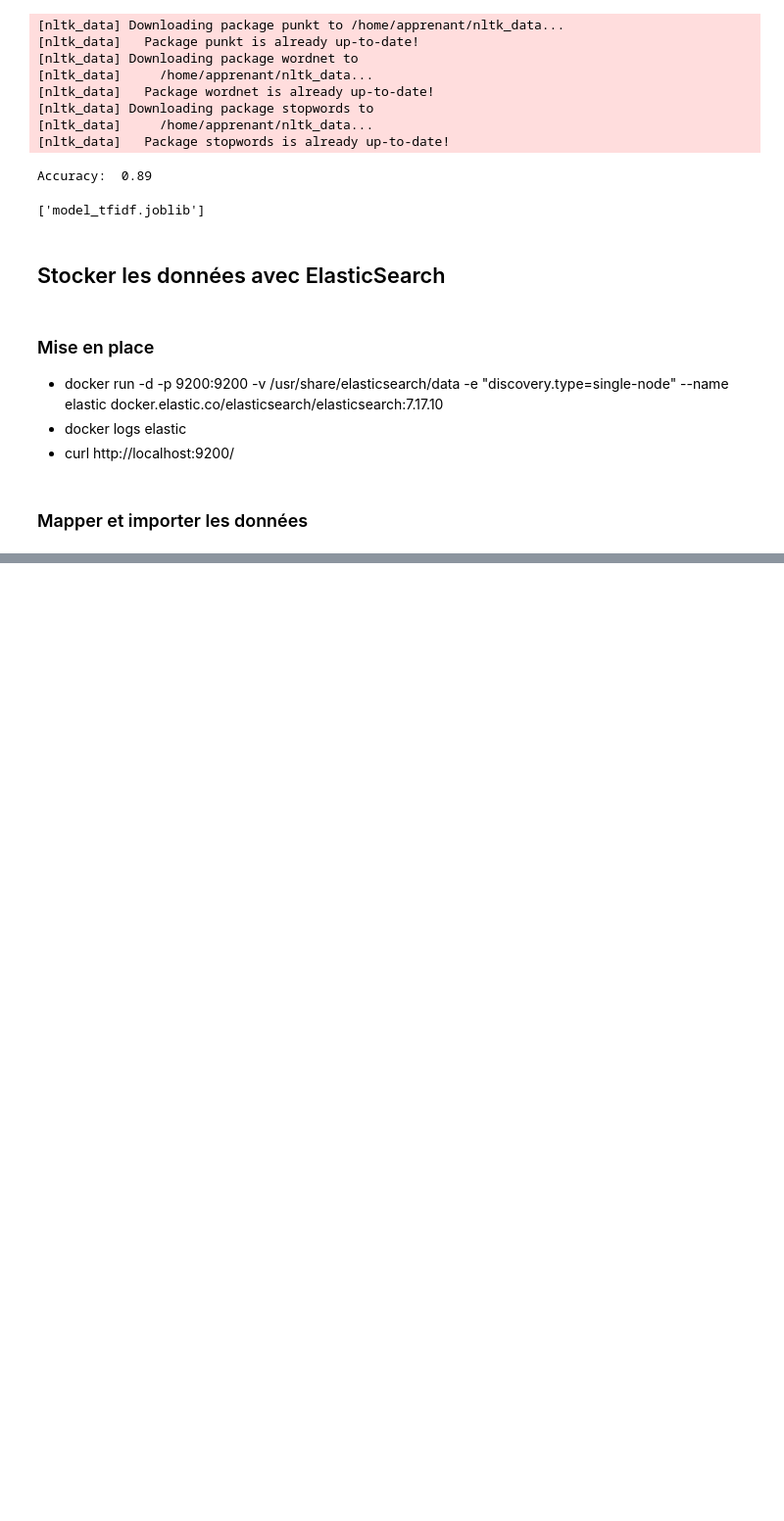
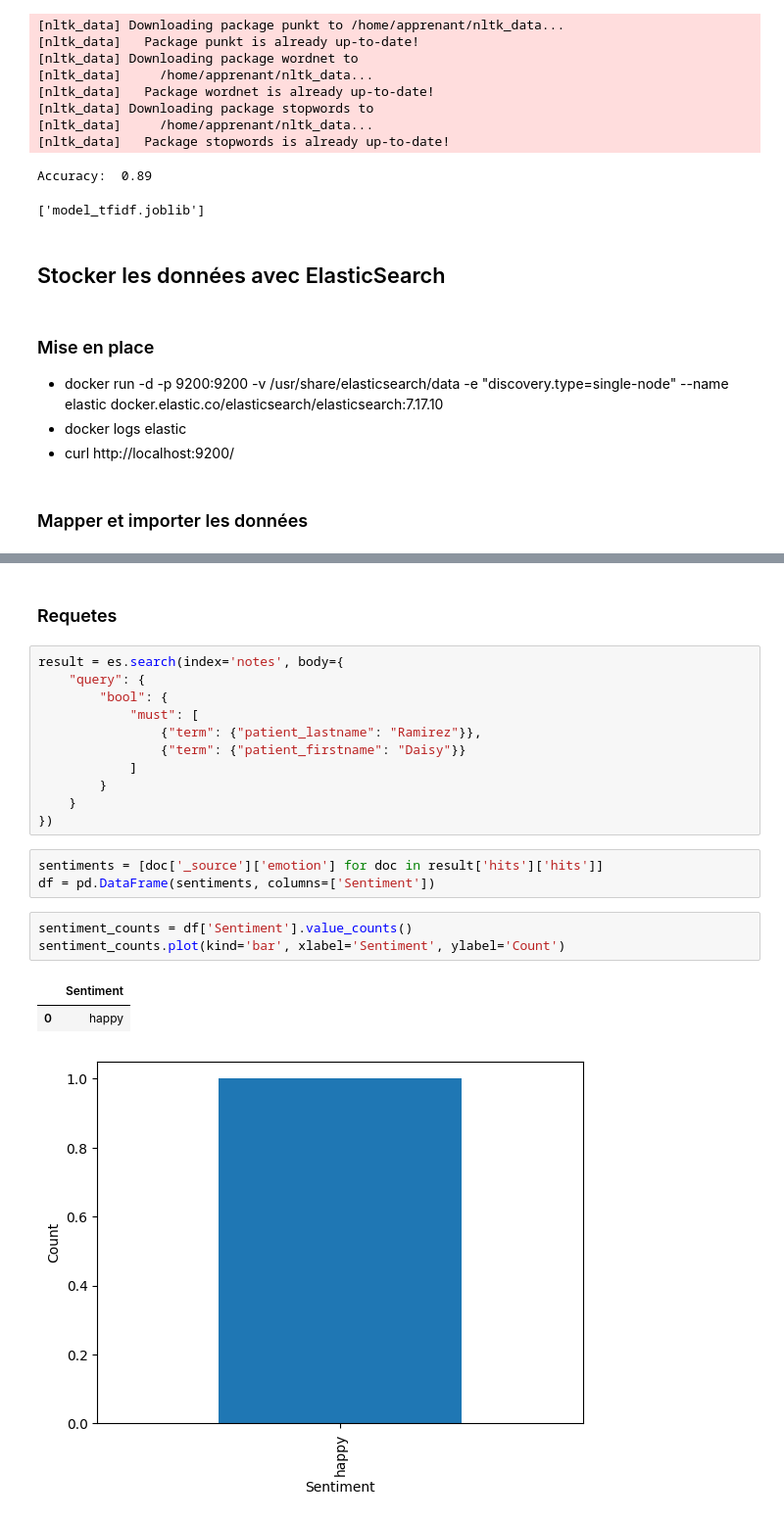
Before and after one commit to ForskyOnly/NLP, a Jupyter notebook: analysis.ipynb, the cells around one changed output, grey strips where cells are left out. Shown: that part at 98% size. Saved outputs shown, nothing was run; the diff lists cells and outputs as text; blank space fills up the shorter version.

Commit message:
premers requetes ES

```diff
--- a/analysis.ipynb
+++ b/analysis.ipynb
@@ -282,3 +298,26 @@ for _ in range(21456):
     }
 
     es.index(index="notes", body=document)
+# %% [markdown]
+### Requetes
+# %%
+result = es.search(index='notes', body={
+    "query": {
+        "bool": {
+            "must": [
+                {"term": {"patient_lastname": "Ramirez"}},
+                {"term": {"patient_firstname": "Daisy"}}
+            ]
+        }
+    }
+})
+# %%
+sentiments = [doc['_source']['emotion'] for doc in result['hits']['hits']]
+df = pd.DataFrame(sentiments, columns=['Sentiment'])
+# %%
+sentiment_counts = df['Sentiment'].value_counts()
+sentiment_counts.plot(kind='bar', xlabel='Sentiment', ylabel='Count')
+# %% [output]
+|  | Sentiment |
+| 0 | happy |
+[figure, added]
```
Also changed, not shown: parts of 3 cells of this notebook, 1 other file.
